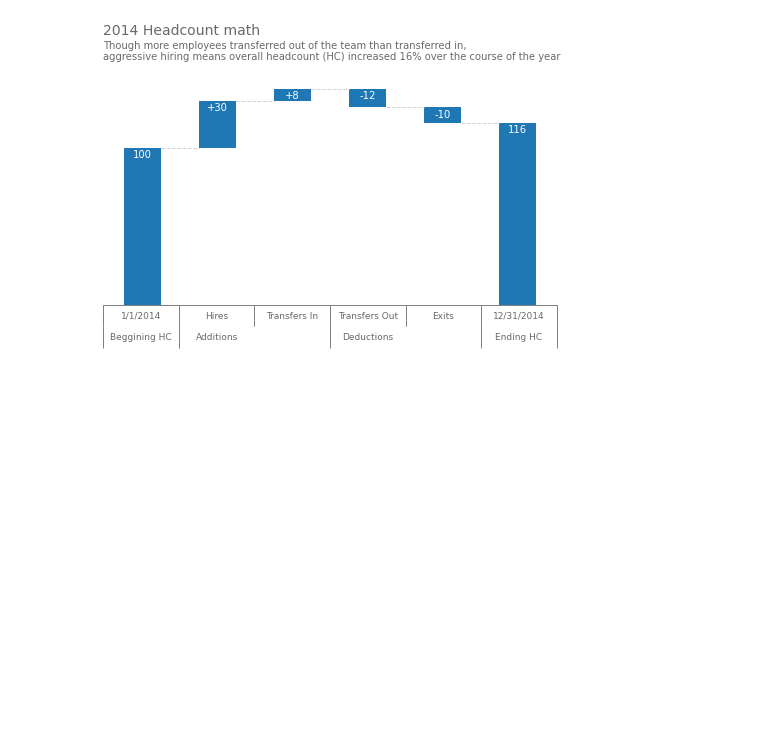
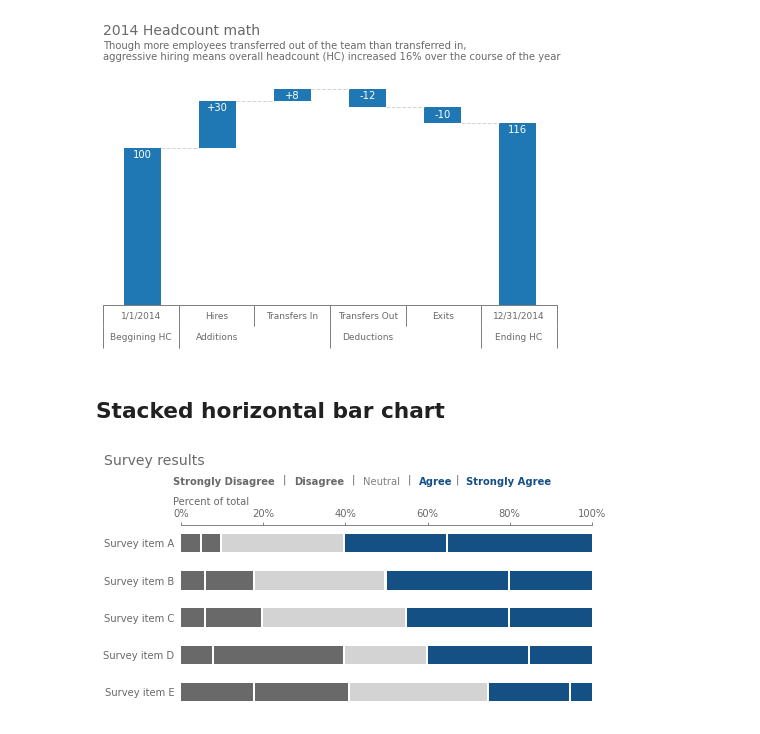
Before and after one commit to amandinhame/data-visualization-cookbook, a Jupyter notebook: matplotlib/storytelling_with_data.ipynb, the cells around one changed output. Drawn from its saved outputs; the diff is of its cells as text; code cells hidden in the pictures; blank space fills up the shorter version.

Commit message:
Add stacked horizontal bar to storytelling notebook

```diff
--- a/matplotlib/storytelling_with_data.ipynb
+++ b/matplotlib/storytelling_with_data.ipynb
@@ -708,3 +708,81 @@ for c in range(len(data)):
 plt.show()
 # %% [output]
 [figure]
+# %% [markdown]
+## Stacked horizontal bar chart
+# %%
+import matplotlib.pyplot as plt
+import pandas as pd
+import numpy as np
+
+%matplotlib inline
+
+# Data
+data = [['Survey item A', 5, 5, 30, 25, 35], ['Survey item B', 6, 12, 32, 30, 20],
+        ['Survey item C', 6, 14, 35, 25, 20], ['Survey item D', 8, 32, 20, 25, 15],
+        ['Survey item E', 18, 23, 34, 20, 5]]
+
+cols = ['Item', 'Strongly Disagree', 'Disagree', 'Neutral', 'Agree', 'Strongly Agree']
+df = pd.DataFrame(data, columns=cols)
+
+# Colors
+palette = {
+    'light_grey': 'lightgrey',
+    'grey': 'grey',
+    'dark_grey': 'dimgrey',
+    'dark_blue': 'xkcd:light navy',
+    'title': 'dimgrey'
+}
+
+# Plot
+fig, ax = plt.subplots(figsize=(6, 4))
+ax2 = ax.twiny()
+
+fig.subplots_adjust(left=0.00, top=0.74, right=0.95, bottom=0.1)
+
+ax2.barh(df['Item'][::-1], df['Strongly Disagree'][::-1]-0.5, height=0.5, color=palette['dark_grey'])
+ax2.barh(df['Item'], df['Disagree']-0.5, height=0.5, left=df['Strongly Disagree'], color=palette['dark_grey'])
+ax2.barh(df['Item'], df['Neutral']-0.5, height=0.5, left=df['Strongly Disagree']+df['Disagree'], color=palette['light_grey'])
+ax2.barh(df['Item'], df['Agree']-0.5, height=0.5, left=df['Strongly Disagree']+df['Disagree']+df['Neutral'], color=palette['dark_blue'])
+ax2.barh(df['Item'], df['Strongly Agree'], height=0.5, left=df['Strongly Disagree']+df['Disagree']+df['Neutral']+df['Agree'], color=palette['dark_blue'])
+
+# Texts
+fig.text(-0.18, 0.95, 'Survey results', color=palette['title'], fontsize=14)
+
+fig.text(-0.02, 0.88, cols[1], color=palette['dark_grey'], weight='bold', fontsize=10)
+fig.text(0.235, 0.89, '|', color=palette['dark_grey'], fontsize=10)
+fig.text(0.26, 0.88, cols[2], color=palette['dark_grey'], weight='bold', fontsize=10)
+fig.text(0.395, 0.89, '|', color=palette['dark_grey'], fontsize=10)
+fig.text(0.42, 0.88, cols[3], color=palette['grey'], fontsize=10)
+fig.text(0.525, 0.89, '|', color=palette['dark_grey'], fontsize=10)
+fig.text(0.55, 0.88, cols[4], color=palette['dark_blue'], weight='bold', fontsize=10)
+fig.text(0.635, 0.89, '|', color=palette['dark_grey'], fontsize=10)
+fig.text(0.66, 0.88, cols[5], color=palette['dark_blue'], weight='bold', fontsize=10)
+
+# Axes
+
+for s in ax.spines.values():
+    s.set_visible(False)
+
+ax2.spines['bottom'].set_visible(False)
+ax2.spines['left'].set_visible(False)
+ax2.spines['right'].set_visible(False)
+
+ax2.spines['top'].set_color(palette['dark_grey'])
+
+ax.xaxis.set_visible(False)
+
+ax.tick_params(left=False, labelcolor=palette['dark_grey'])
+ax2.tick_params(color=palette['dark_grey'], labelcolor=palette['dark_grey'])
+
+ax2.set_xlim(0, 100)
+
+x_ticks = range(0, 101, 20)
+ax2.set_xticks(x_ticks)
+ax2.set_xticklabels(['{}%'.format(i) for i in x_ticks])
+
+ax2.set_xlabel('Percent of total', x=-0.02, ha='left', color=palette['dark_grey'])
+
+plt.show()
+# %% [output]
+[figure, added]
```
Also changed, not shown: parts of 1 cell of this notebook.
